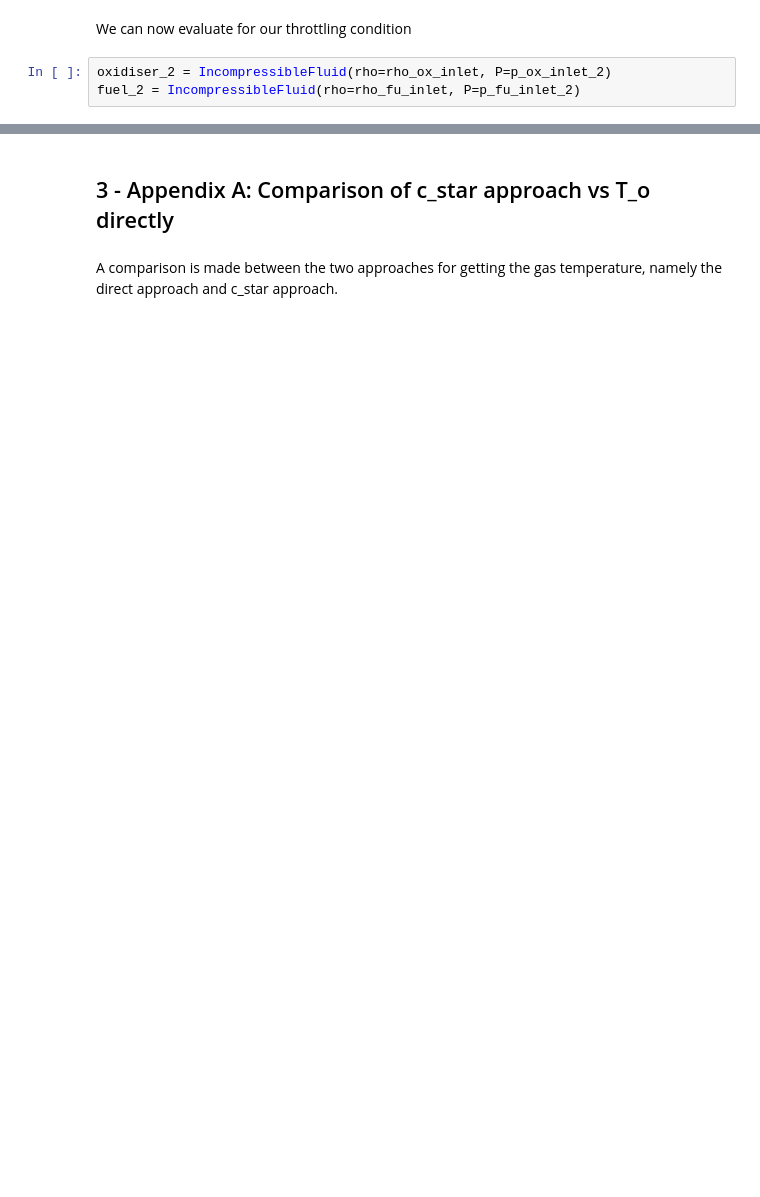
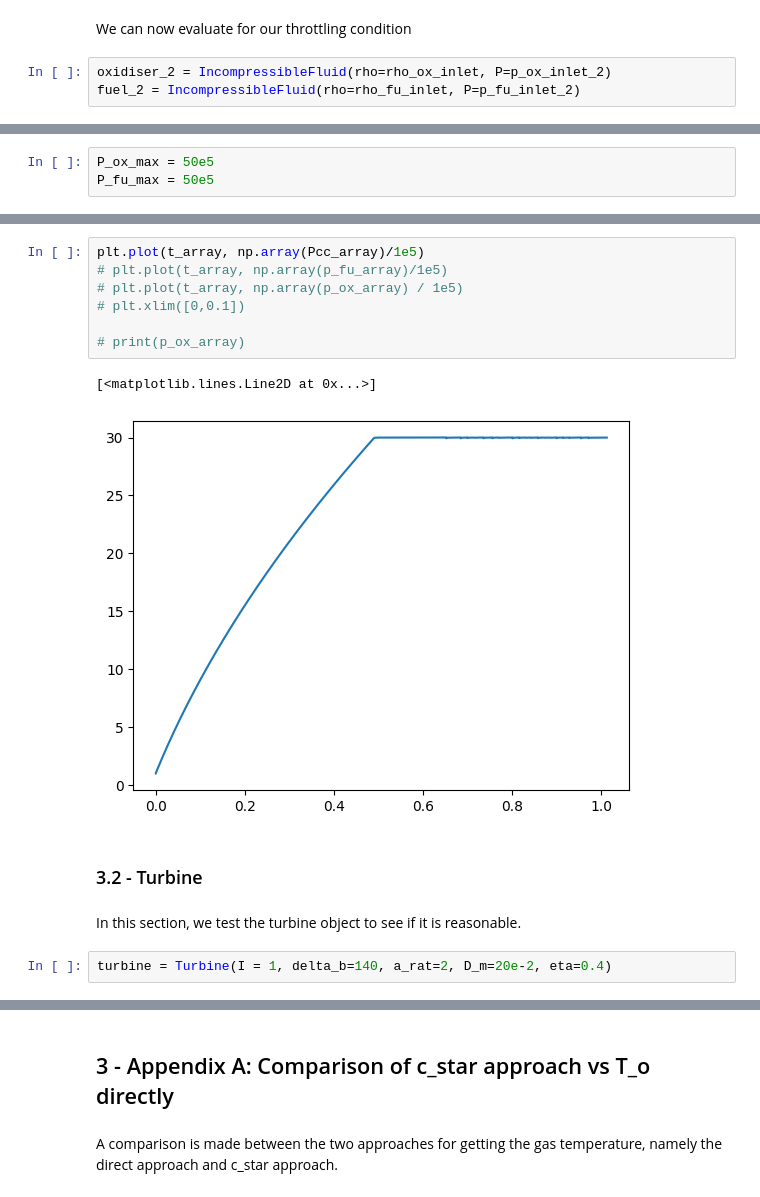
Before and after one commit to EliasAoubala/turboRocket, a Jupyter notebook: docs/gas_generator_validation.ipynb, the cells around one changed output, grey strips where cells are left out. Drawn from its saved outputs; the diff is of its cells as text; blank space fills up the shorter version.

```diff
--- a/docs/gas_generator_validation.ipynb
+++ b/docs/gas_generator_validation.ipynb
@@ -290,0 +306,3 @@ GG.solve_perturb(ox_in=oxidiser_2, fu_in=fuel_2)
+# %%
+P_ox_max = 50e5
+P_fu_max = 50e5
@@ -290,0 +377,16 @@ GG.solve_perturb(ox_in=oxidiser_2, fu_in=fuel_2)
+# %%
+plt.plot(t_array, np.array(Pcc_array)/1e5)
+# plt.plot(t_array, np.array(p_fu_array)/1e5)
+# plt.plot(t_array, np.array(p_ox_array) / 1e5)
+# plt.xlim([0,0.1])
+
+# print(p_ox_array)
+# %% [output]
+[<matplotlib.lines.Line2D at 0x...>]
+[figure, added]
+# %% [markdown]
+### 3.2 - Turbine
+# %% [markdown]
+In this section, we test the turbine object to see if it is reasonable.
+# %%
+turbine = Turbine(I = 1, delta_b=140, a_rat=2, D_m=20e-2, eta=0.4)
```
Also changed, not shown: parts of 25 cells of this notebook, 2 other files.
